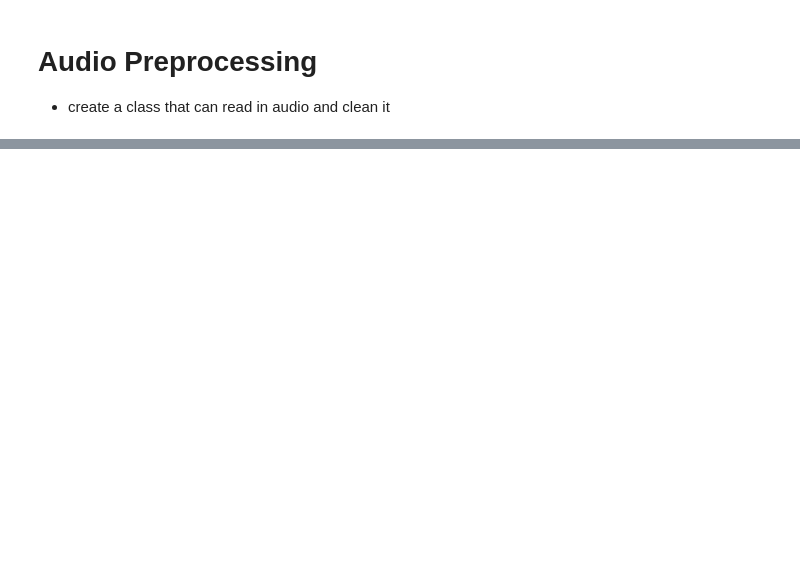
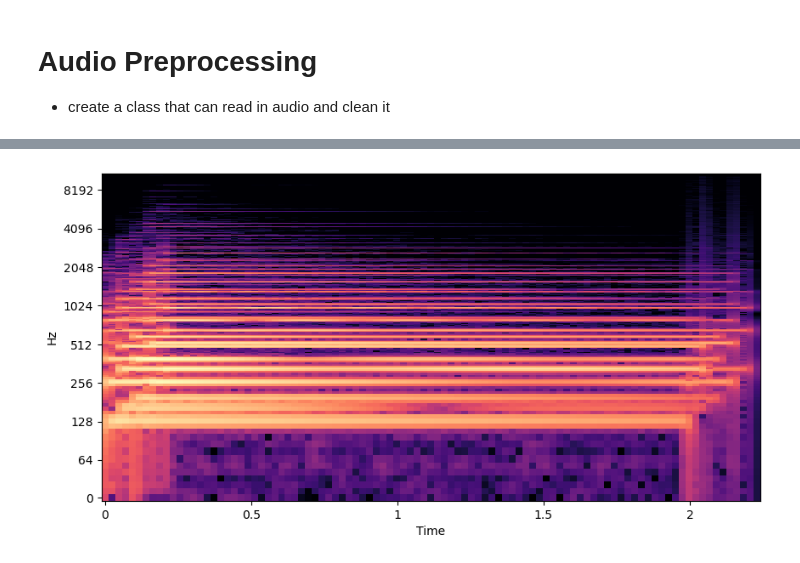
Before and after one commit to benjmcpeek/Audio-Classification-Model-Major-Minor, a Jupyter notebook: preprocessing.ipynb, the cells around one changed output, grey strips where cells are left out. Drawn from its saved outputs; the diff is of its cells as text; code cells hidden in the pictures; blank space fills up the shorter version.

```diff
--- a/preprocessing.ipynb
+++ b/preprocessing.ipynb
@@ -11,0 +23,9 @@ y, sr = librosa.load('./audio_files/Major/Major_0.wav')
+# %%
+# code used from Rob Mulla https://www.youtube.com/watch?v=ZqpSb5p1xQo&t=809s
+D = librosa.stft(y)
+S_db = librosa.amplitude_to_db(np.abs(D), ref=np.max)
+
+fig, ax = plt.subplots(figsize=(10,5))
+img = librosa.display.specshow(S_db, x_axis = 'time', y_axis='log', ax=ax)
+# %% [output]
+[figure, added]
```
Also changed, not shown: parts of 3 cells of this notebook, 2 other files.
